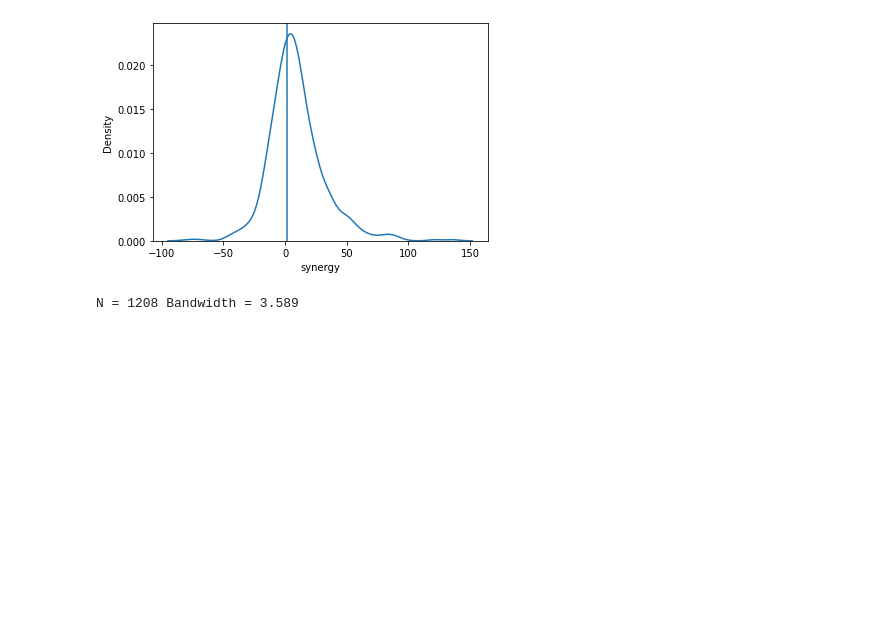
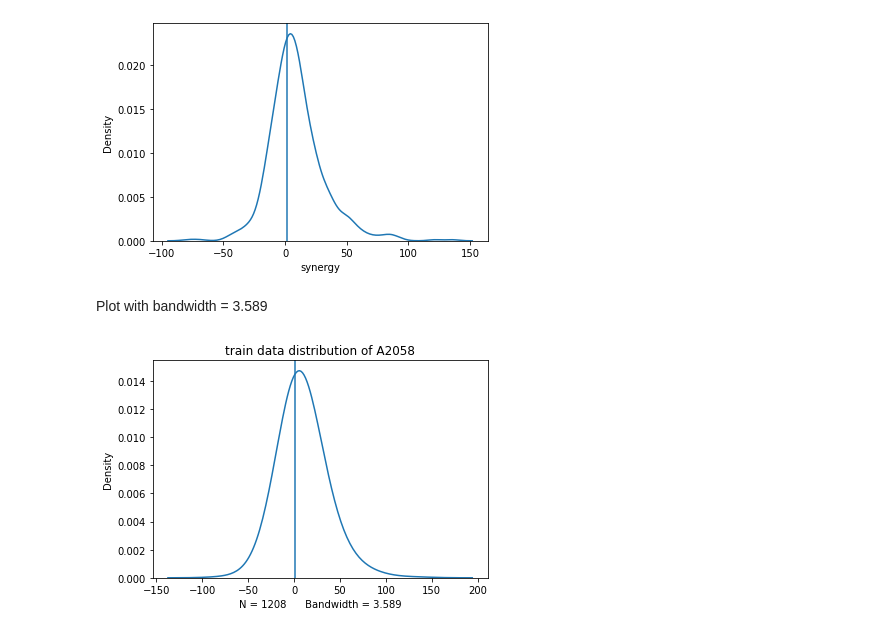
Before and after one commit to NidhiBharani/DeepSynergy, a Jupyter notebook: checkout_data.ipynb, the cells around one changed output. Cells and saved outputs as stored; diff of their text form; code cells hidden in the pictures; blank space fills up the shorter version.

Commit message:
KDE plot with fixed and autogenerated Scipy bandwidth

```diff
--- a/checkout_data.ipynb
+++ b/checkout_data.ipynb
@@ -91,7 +91,21 @@ plt.show()
 # %% [output]
 [figure]
 # %%
-#add x-title
-print("N = {0} Bandwidth = {1}".format(A2058_data.shape[0], bandwidth))
+#add x-"N = {0} Bandwidth = {1}".format(A2058_data.shape[0], bandwidth)title
+print()
-# %% [output]
-N = 1208 Bandwidth = 3.589
+# %% [markdown]
+Plot with bandwidth = 3.589
+# %%
+# plot prediction and density plot together
+#fake prediction variable.
+fake_pred = 1.5
+bandwidth = 3.589
+cell_line_name = "A2058"
+
+graph = sns.kdeplot(A2058_data["synergy"], bw_adjust= 3.589)
+graph.axvline(fake_pred)
+plt.xlabel("N = {0}      Bandwidth = {1}".format(A2058_data.shape[0], bandwidth))
+plt.title("train data distribution of {0}".format(cell_line_name))
+plt.show()
+# %% [output]
+[figure, added]
```
Also changed, not shown: parts of 1 cell of this notebook.
